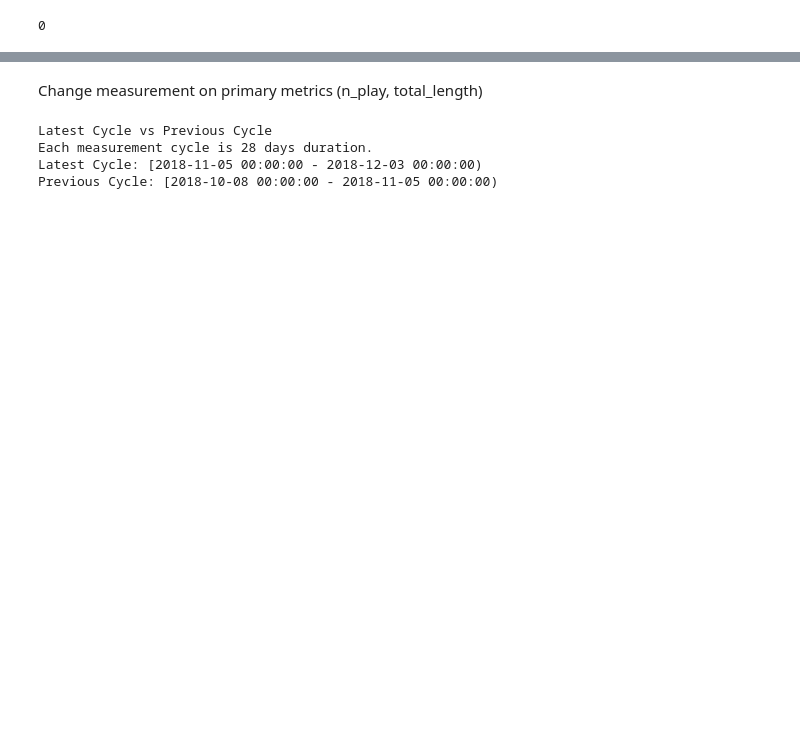
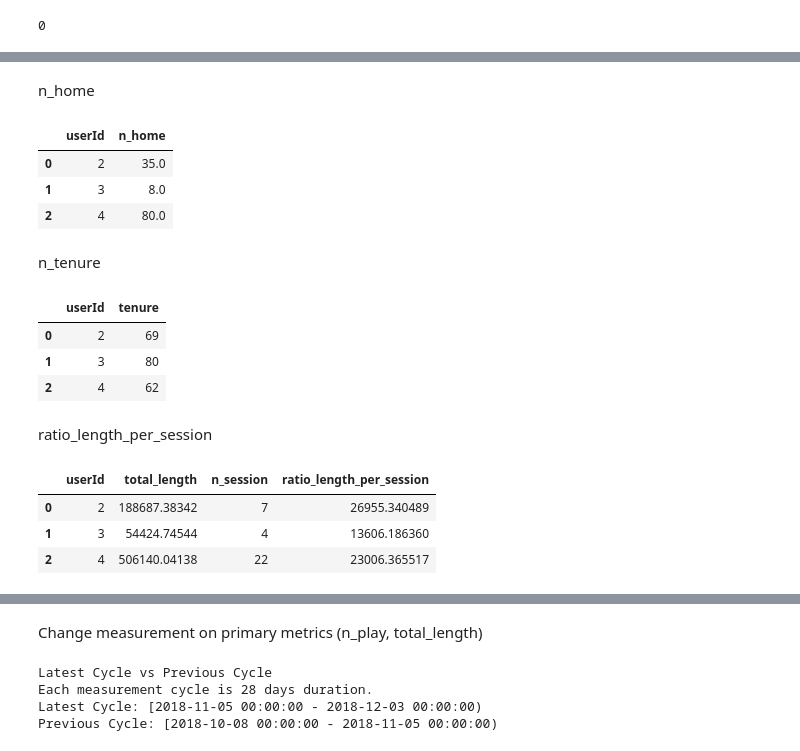
Before and after one commit to gilzero/project_churn_spark, a Jupyter notebook: sparkify_min.ipynb, the cells around one changed output, grey strips where cells are left out. Cells and saved outputs as stored; diff of their text form; code cells hidden in the pictures; blank space fills up the shorter version.

```diff
--- a/sparkify_min.ipynb
+++ b/sparkify_min.ipynb
@@ -1110,0 +909,67 @@ df_ratio_dislike_per_play
+# %% [markdown]
+n_home
+# %%
+# Number of Home page visited.
+
+df_n_home = df.query("page == 'Home'").groupby(['userId']).size().reset_index()
+df_n_home.columns = ['userId', 'n_home']
+
+# Outer Join to make sure retain all user ids
+df_n_home = pd.merge(
+    df_analytic,
+    df_n_home,
+    how='outer',
+    on='userId'
+)
+
+df_n_home.head(3)
+# %% [output]
+|  | userId | n_home |
+| 0 | 2 | 35.0 |
+| 1 | 3 | 8.0 |
+| 2 | 4 | 80.0 |
+# %% [markdown]
+n_tenure
+# %%
+# n_tenure
+
+df_n_tenure = pd.DataFrame({
+    'userId': all_user_ids,
+    'tenure': list_tenure_all
+})
+
+# Outer Join to make sure retain all user ids
+df_n_tenure = pd.merge(
+    df_analytic,
+    df_n_tenure,
+    how='outer',
+    on='userId'
+)
+
+df_n_tenure.head(3)
+# %% [output]
+|  | userId | tenure |
+| 0 | 2 | 69 |
+| 1 | 3 | 80 |
+| 2 | 4 | 62 |
+# %% [markdown]
+ratio_length_per_session
+# %%
+# ratio: length_per_session
+
+df_ratio_length_per_session = pd.merge(
+    # Join data. Retain all possible users ids with outer join.
+    # Outer Join guarantee to have all keys on left table.
+    pd.merge(df_analytic, df_total_length, how='outer', on='userId'),
+    df_n_session, how='outer', on='userId'
+)
+
+df_ratio_length_per_session['ratio_length_per_session'] = \
+    df_ratio_length_per_session['total_length'] / df_ratio_length_per_session['n_session']
+
+df_ratio_length_per_session.head(3)
+# %% [output]
+|  | userId | total_length | n_session | ratio_length_per_session |
+| 0 | 2 | 188687.38342 | 7 | 26955.340489 |
+| 1 | 3 | 54424.74544 | 4 | 13606.186360 |
+| 2 | 4 | 506140.04138 | 22 | 23006.365517 |
```
Also changed, not shown: parts of 121 cells of this notebook.
